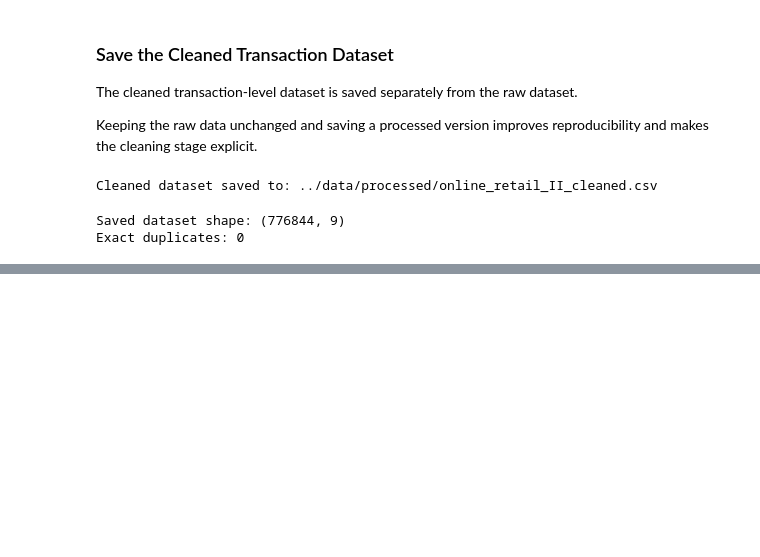
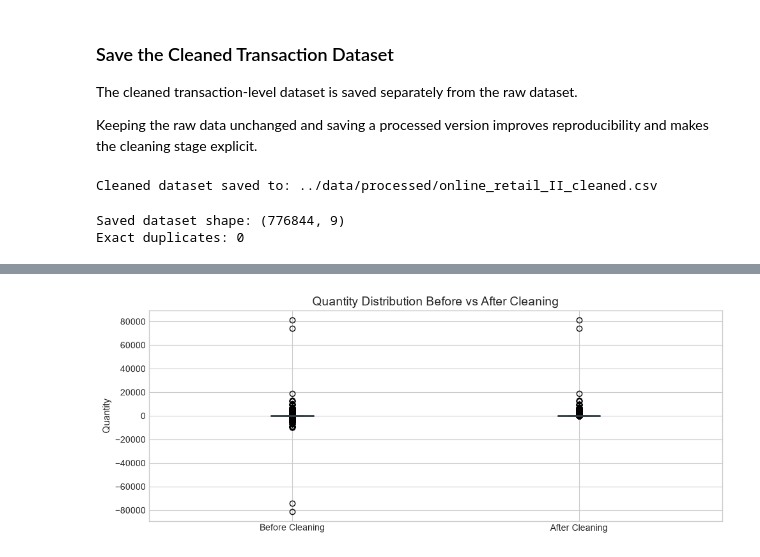
Before and after one commit to saraalwadia/customer-behavior-shift-detection, a Jupyter notebook: notebooks/02_data_cleaning.ipynb, the cells around one changed output, grey strips where cells are left out. Cells and saved outputs as stored; diff of their text form; code cells hidden in the pictures; blank space fills up the shorter version.

```diff
--- a/notebooks/02_data_cleaning.ipynb
+++ b/notebooks/02_data_cleaning.ipynb
@@ -674,0 +860,41 @@ Exact duplicates: 0
+# %%
+plt.figure(figsize=(10, 4))
+
+plt.boxplot(
+    [
+        df["Quantity"].dropna(),
+        clean_df["Quantity"].dropna()
+    ],
+    tick_labels=["Before Cleaning", "After Cleaning"],
+    patch_artist=True,
+    boxprops=dict(
+        facecolor=COLORS["secondary"],
+        color=COLORS["dark"]
+    ),
+    medianprops=dict(
+        color=COLORS["dark"],
+        linewidth=2
+    ),
+    whiskerprops=dict(
+        color=COLORS["dark"]
+    ),
+    capprops=dict(
+        color=COLORS["dark"]
+    )
+)
+
+plt.title("Quantity Distribution Before vs After Cleaning")
+plt.ylabel("Quantity")
+
+plt.tight_layout()
+
+plt.savefig(
+    plots_dir / "04_quantity_before_vs_after_cleaning.png",
+    dpi=300,
+    bbox_inches="tight"
+)
+
+plt.show()
+plt.close()
+# %% [output]
+[figure, added]
```
Also changed, not shown: parts of 24 cells of this notebook, 6 other files.
